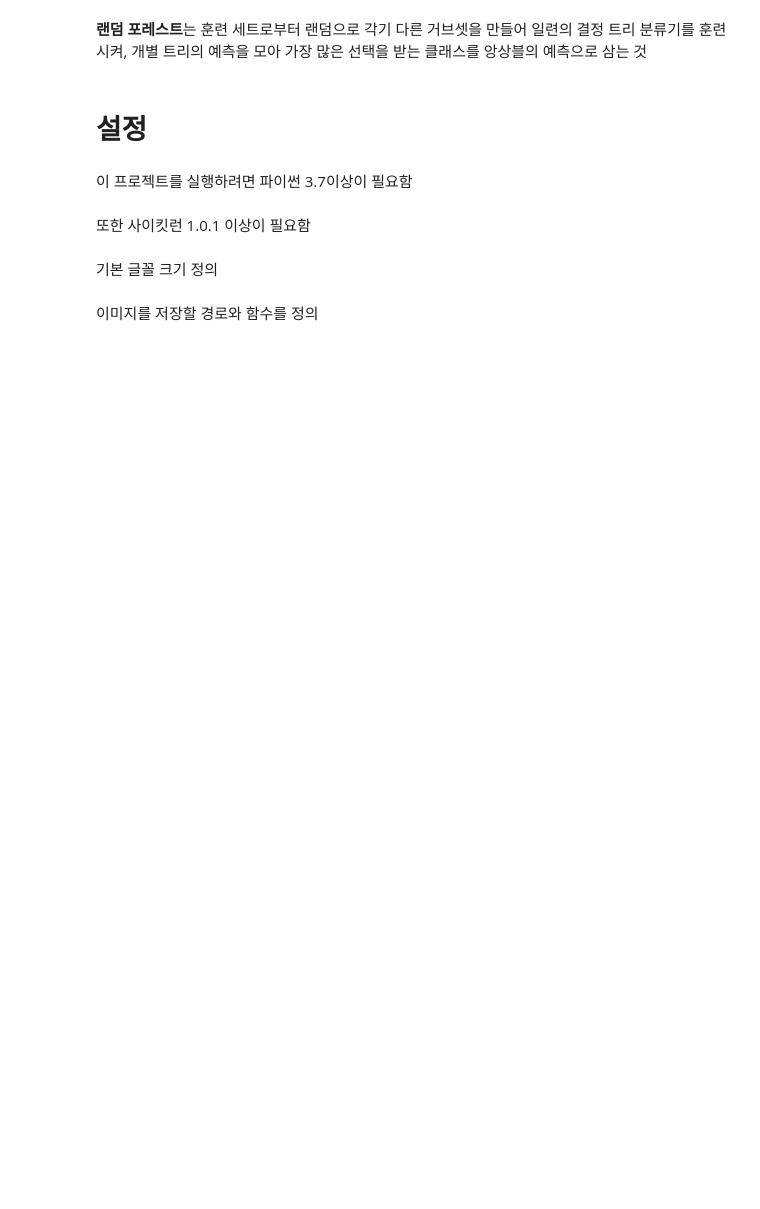
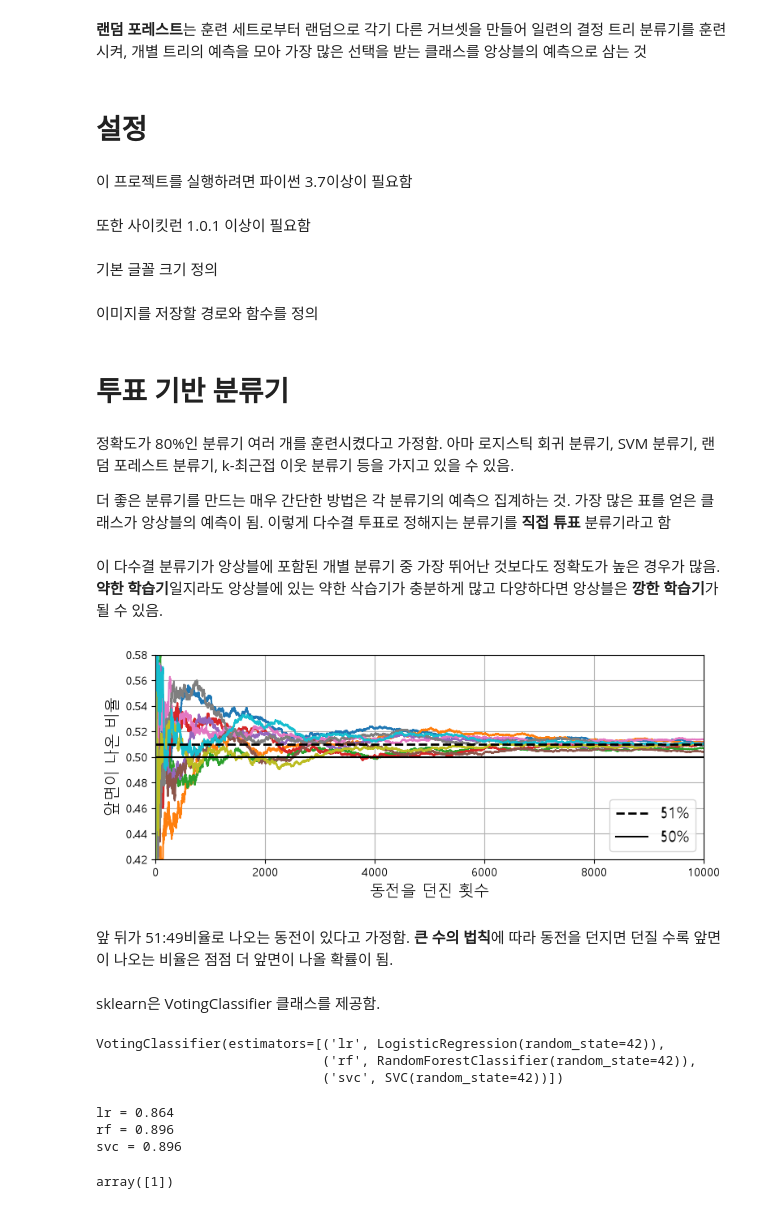
Before and after one commit to doyeon789/Study-AI, a Jupyter notebook: Hands-On ML3 Practice/07_ensemble_learning_and_random_froests/07_ensemble_learning_and_random_froests.ipynb, the cells around one changed output. Cells and saved outputs as stored; diff of their text form; code cells hidden in the pictures; blank space fills up the shorter version.

```diff
--- a/Hands-On ML3 Practice/07_ensemble_learning_and_random_froests/07_ensemble_learning_and_random_froests.ipynb
+++ b/Hands-On ML3 Practice/07_ensemble_learning_and_random_froests/07_ensemble_learning_and_random_froests.ipynb
@@ -27,12 +27,14 @@ plt.rc('axes', labelsize=14, titlesize=14)
 plt.rc('legend', fontsize=14)
 plt.rc('xtick', labelsize=10)
 plt.rc('ytick', labelsize=10)
+
+plt.rcParams['font.family'] = 'Malgun Gothic'
 # %% [markdown]
 이미지를 저장할 경로와 함수를 정의
 # %%
 from pathlib import Path
 
-IMAGES_PATH = Path() / "images" / "decision_tree"
+IMAGES_PATH = Path() / "images" / "ensemble_learning_and_random_forests"
 IMAGES_PATH.mkdir(parents=True, exist_ok=True)
 
 def save_fig(fig_id, tight_layout=True, fig_extension="png", resolution=300):
@@ -44,3 +46,71 @@ def save_fig(fig_id, tight_layout=True, fig_extension="png", resolution=300):
 from sklearn import set_config
 
 set_config(display="text")
+# %% [markdown]
+# 투표 기반 분류기
+# %% [markdown]
+정확도가 80%인 분류기 여러 개를 훈련시켰다고 가정함. 아마 로지스틱 회귀 분류기, SVM 분류기, 랜덤 포레스트 분류기, k-최근접 이웃 분류기 등을 가지고 있을 수 있음.
+
+더 좋은 분류기를 만드는 매우 간단한 방법은 각 분류기의 예측으 집계하는 것. 가장 많은 표를 얻은 클래스가 앙상블의 예측이 됨. 이렇게 다수결 투표로 정해지는 분류기를 **직접 튜표** 분류기라고 함
+# %% [markdown]
+이 다수결 분류기가 앙상블에 포함된 개별 분류기 중 가장 뛰어난 것보다도 정확도가 높은 경우가 많음. **약한 학습기**일지라도 앙상블에 있는 약한 삭습기가 충분하게 많고 다양하다면 앙상블은 **깡한 학습기**가 될 수 있음.
+# %%
+import matplotlib.pyplot as plt
+import numpy as np
+
+heads_proba = 0.51
+np.random.seed(42)
+coin_tosses = (np.random.rand(10000, 10) < heads_proba).astype(np.int32)
+cumulative_heads = coin_tosses.cumsum(axis=0)
+cumulative_heads_ratio = cumulative_heads / np.arange(1, 10001).reshape(-1, 1)
+
+plt.figure(figsize=(8, 3.5))
+plt.plot(cumulative_heads_ratio)
+plt.plot([0, 10000], [0.51, 0.51], "k--", linewidth=2, label="51%")
+plt.plot([0, 10000], [0.5, 0.5], "k-", label="50%")
+plt.xlabel("동전을 던진 횟수")
+plt.ylabel("앞면이 나온 비율")
+plt.legend(loc="lower right")
+plt.axis([0, 10000, 0.42, 0.58])
+plt.grid()
+save_fig("law_of_large_numbers_plot")
+plt.show()
+# %% [output]
+[figure, added]
+# %% [markdown]
+앞 뒤가 51:49비율로 나오는 동전이 있다고 가정함. **큰 수의 법칙**에 따라 동전을 던지면 던질 수록 앞면이 나오는 비율은 점점 더 앞면이 나올 확률이 됨.
+# %% [markdown]
+sklearn은 VotingClassifier 클래스를 제공함.
+# %%
+from sklearn.datasets import make_moons
+from sklearn.ensemble import RandomForestClassifier, VotingClassifier
+from sklearn.linear_model import LogisticRegression
+from sklearn.model_selection import train_test_split
+from sklearn.svm import SVC
+
+X, y = make_moons(n_samples=500, noise=0.30, random_state=42)
+X_train, X_test, y_train, y_test = train_test_split(X, y, random_state=42)
+
+voting_clf = VotingClassifier(
+    estimators=[
+        ('lr', LogisticRegression(random_state=42)),
+        ('rf', RandomForestClassifier(random_state=42)),
+        ('svc', SVC(random_state=42))
+    ]
+)
+voting_clf.fit(X_train, y_train)
+# %% [output]
+VotingClassifier(estimators=[('lr', LogisticRegression(random_state=42)),
+                             ('rf', RandomForestClassifier(random_state=42)),
+                             ('svc', SVC(random_state=42))])
+# %%
+for name, clf in voting_clf.named_estimators_.items():
+    print(name, "=", clf.score(X_test, y_test))
+# %% [output]
+lr = 0.864
+rf = 0.896
+svc = 0.896
+# %%
+voting_clf.predict(X_test[:1])
+# %% [output]
+array([1])
```
Also changed, not shown: parts of 3 cells of this notebook, 1 other file.
